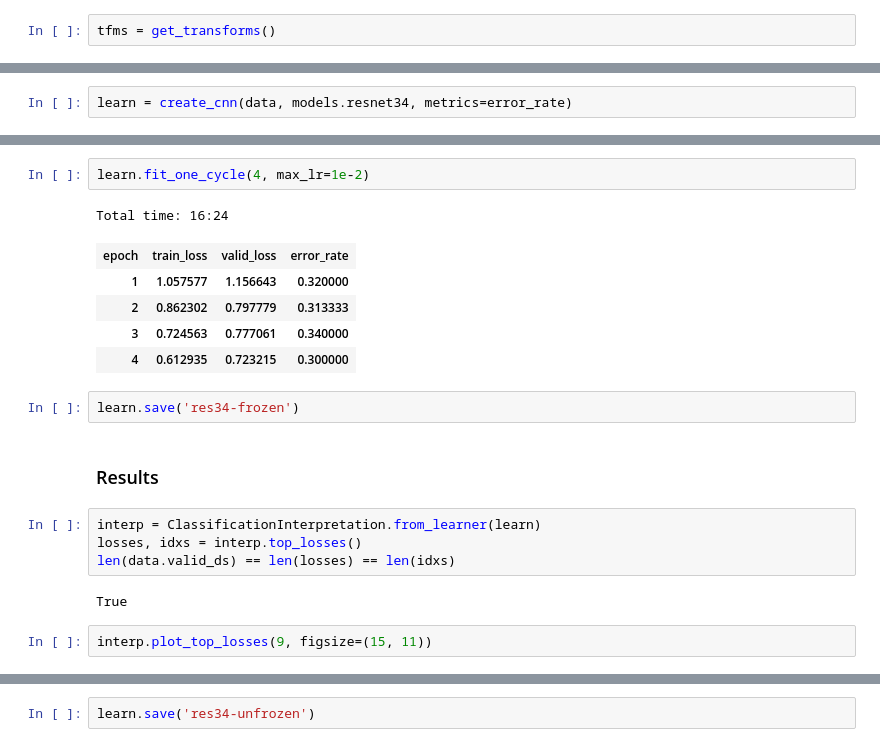
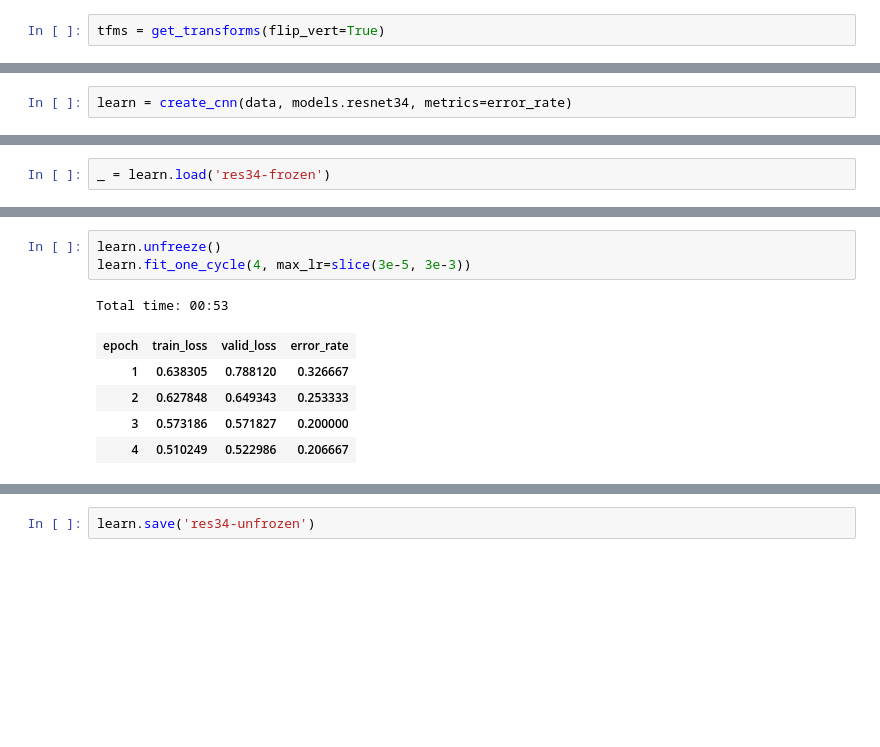
Before and after one commit to jellenberger/melanoma-detection, a Jupyter notebook: work/melanoma-detection.ipynb, the cells around one changed output, grey strips where cells are left out. Drawn from its saved outputs; the diff is of its cells as text; blank space fills up the shorter version.

```diff
--- a/work/melanoma-detection.ipynb
+++ b/work/melanoma-detection.ipynb
@@ -49,5 +35,5 @@ train seborrheic_keratosis
 # %%
-tfms = get_transforms()
+tfms = get_transforms(flip_vert=True)
 # %%
 data = ImageDataBunch.from_folder(datapath, ds_tfms=tfms, bs=bs, size=224, num_workers=4).normalize(imagenet_stats)
 # %%
@@ -67,3 +88,5 @@ learn = create_cnn(data, models.resnet34, metrics=error_rate)
+# %%
+_ = learn.load('res34-frozen')
 # %%
 learn.lr_find()
 learn.recorder.plot()
@@ -74,21 +96,10 @@ learn.recorder.plot()
 # %%
-learn.fit_one_cycle(4, max_lr=1e-2)
+learn.unfreeze()
+learn.fit_one_cycle(4, max_lr=slice(3e-5, 3e-3))
 # %% [output]
-Total time: 16:24
+Total time: 00:53
 | epoch | train_loss | valid_loss | error_rate |
-| 1 | 1.057577 | 1.156643 | 0.320000 |
-| 2 | 0.862302 | 0.797779 | 0.313333 |
-| 3 | 0.724563 | 0.777061 | 0.340000 |
-| 4 | 0.612935 | 0.723215 | 0.300000 |
+| 1 | 0.638305 | 0.788120 | 0.326667 |
+| 2 | 0.627848 | 0.649343 | 0.253333 |
+| 3 | 0.573186 | 0.571827 | 0.200000 |
+| 4 | 0.510249 | 0.522986 | 0.206667 |
-# %%
-learn.save('res34-frozen')
-# %% [markdown]
-### Results
-# %%
-interp = ClassificationInterpretation.from_learner(learn)
-losses, idxs = interp.top_losses()
-len(data.valid_ds) == len(losses) == len(idxs)
-# %% [output]
-True
-# %%
-interp.plot_top_losses(9, figsize=(15, 11))
```
Also changed, not shown: parts of 29 cells of this notebook, 1 other file.
